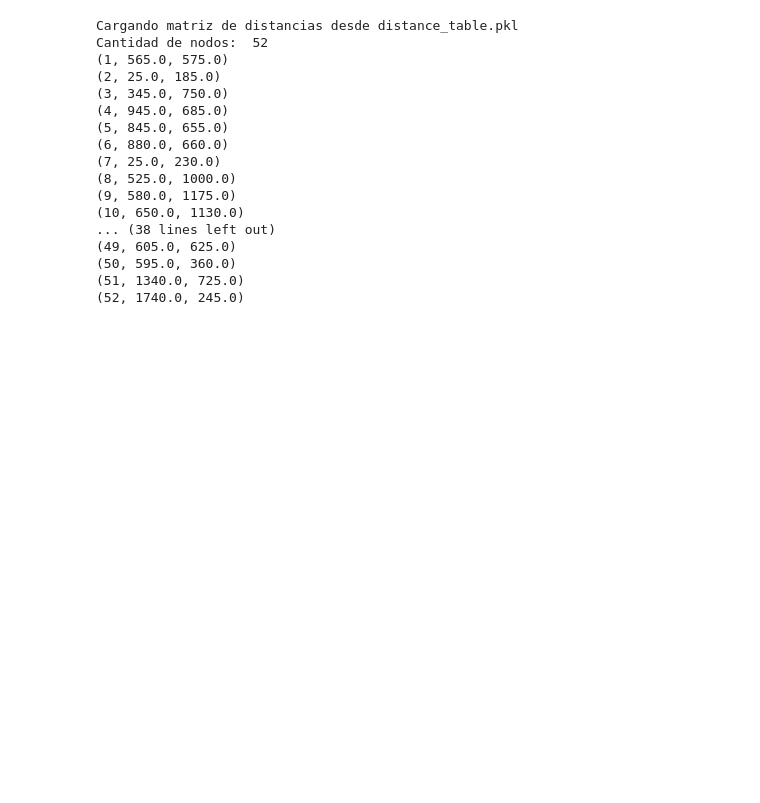
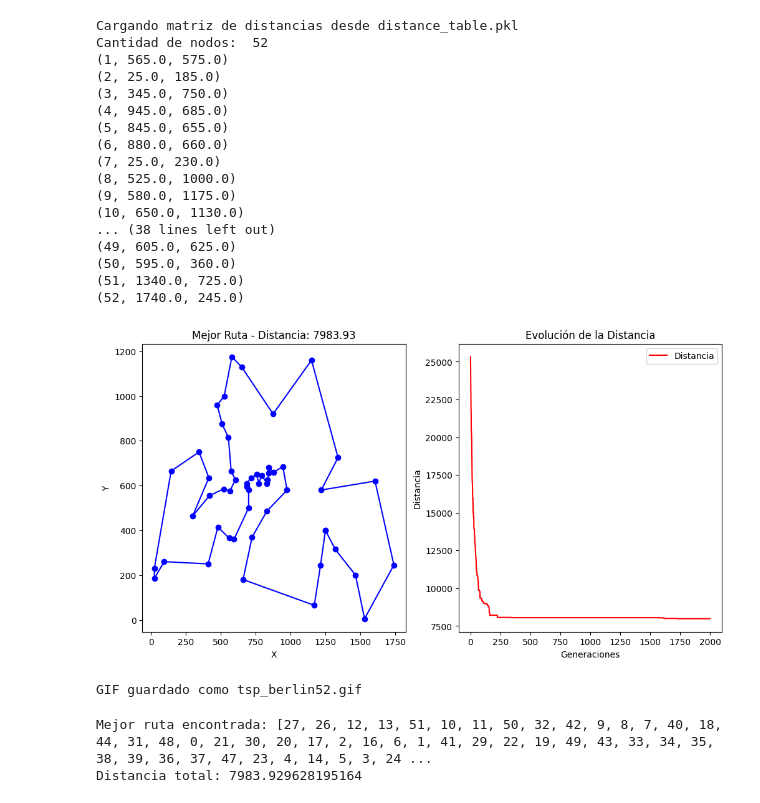
Before and after one commit to chuy-zip/LAB4_MODSIM, a Jupyter notebook: algoritmo_genetico.ipynb, the cells around one changed output. Saved outputs shown, nothing was run; the diff lists cells and outputs as text; code cells hidden in the pictures; blank space fills up the shorter version.

Commit message:
feat: add plot solution

```diff
--- a/algoritmo_genetico.ipynb
+++ b/algoritmo_genetico.ipynb
@@ -208 +233,20 @@ def genetic_algorithm(distance_table, N=200, maxIter=1000,
     return best_route, best_dist
+# %%
+best_route, best_dist = genetic_algorithm(distance_table,
+                                          N=300,
+                                          maxIter=2000,
+                                          p_survivors=0.2,
+                                          p_crossover=0.7,
+                                          p_mutation=0.1,
+                                          visualize=True,
+                                          save_gif=True,
+                                          gif_name="tsp_berlin52.gif")
+# %% [output]
+[figure, added]
+GIF guardado como tsp_berlin52.gif
+# %%
+print("Mejor ruta encontrada:", best_route)
+print("Distancia total:", best_dist)
+# %% [output]
+Mejor ruta encontrada: [27, 26, 12, 13, 51, 10, 11, 50, 32, 42, 9, 8, 7, 40, 18, 44, 31, 48, 0, 21, 30, 20, 17, 2, 16, 6, 1, 41, 29, 22, 19, 49, 43, 33, 34, 35, 38, 39, 36, 37, 47, 23, 4, 14, 5, 3, 24 ...
+Distancia total: 7983.929628195164
```
Also changed, not shown: parts of 2 cells of this notebook, 1 other file.
